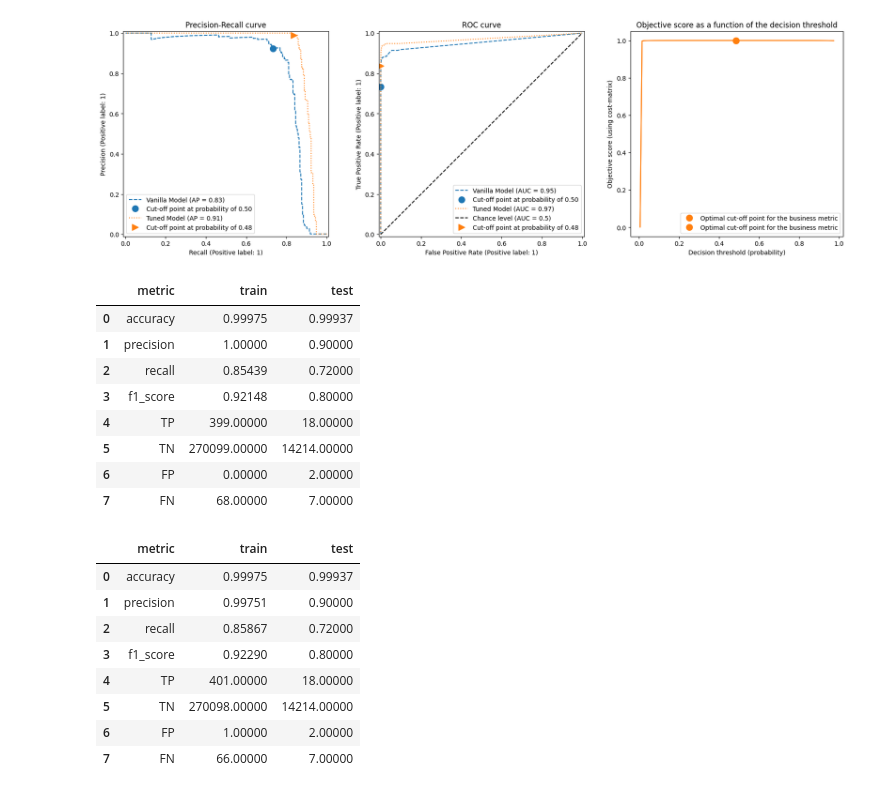
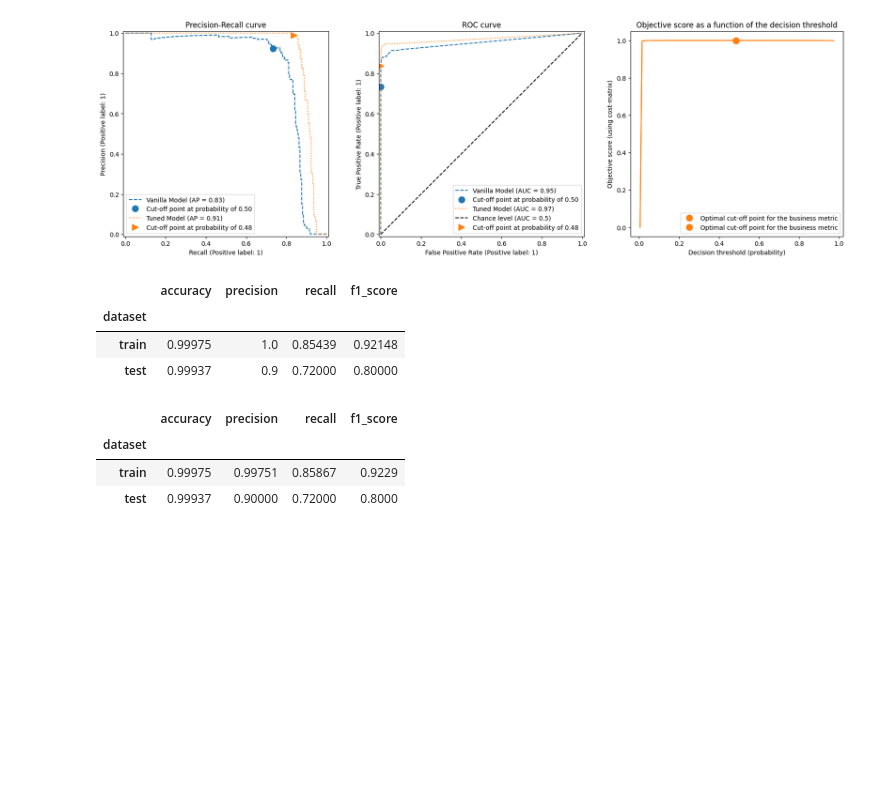
Before and after one commit to goncvlo/Fraud, a Jupyter notebook: notebooks/threshold.ipynb, the cells around one changed output. Saved outputs shown, nothing was run; the diff lists cells and outputs as text; code cells hidden in the pictures; blank space fills up the shorter version.

```diff
--- a/notebooks/threshold.ipynb
+++ b/notebooks/threshold.ipynb
@@ -98,36 +98,27 @@ Ideal threshold value: 0.4846333582800898
 # %%
 # fit algorithm on whole training set
 clf = Classification(
     algorithm='XGBClassifier'
     , **{'n_estimators': 10, 'max_depth': 20}
     )
 clf.fit(X=X_train, y=y_train)
 
 # test set evaluation
 for i in [0.5, threshold]:
     eval = Evaluation(clf=clf, threshold=i)
     display(
         eval.fit(
-            X_train=X_train, y_train=y_train
-            , X_test=X_test, y_test=y_test
+            #metric=config['optimization']['scoring_metric'],
+            train=(X_train, y_train),
+            test=(X_test, y_test)
             )
             )
 # %% [output]
-|  | metric | train | test |
-| 0 | accuracy | 0.99975 | 0.99937 |
-| 1 | precision | 1.00000 | 0.90000 |
-| 2 | recall | 0.85439 | 0.72000 |
-| 3 | f1_score | 0.92148 | 0.80000 |
-| 4 | TP | 399.00000 | 18.00000 |
-| 5 | TN | 270099.00000 | 14214.00000 |
-| 6 | FP | 0.00000 | 2.00000 |
-| 7 | FN | 68.00000 | 7.00000 |
+|  | accuracy | precision | recall | f1_score |
+| dataset |  |  |  |  |
+| train | 0.99975 | 1.0 | 0.85439 | 0.92148 |
+| test | 0.99937 | 0.9 | 0.72000 | 0.80000 |
-|  | metric | train | test |
-| 0 | accuracy | 0.99975 | 0.99937 |
-| 1 | precision | 0.99751 | 0.90000 |
-| 2 | recall | 0.85867 | 0.72000 |
-| 3 | f1_score | 0.92290 | 0.80000 |
-| 4 | TP | 401.00000 | 18.00000 |
-| 5 | TN | 270098.00000 | 14214.00000 |
-| 6 | FP | 1.00000 | 2.00000 |
-| 7 | FN | 66.00000 | 7.00000 |
+|  | accuracy | precision | recall | f1_score |
+| dataset |  |  |  |  |
+| train | 0.99975 | 0.99751 | 0.85867 | 0.9229 |
+| test | 0.99937 | 0.90000 | 0.72000 | 0.8000 |
```
Also changed, not shown: 3 other files.
